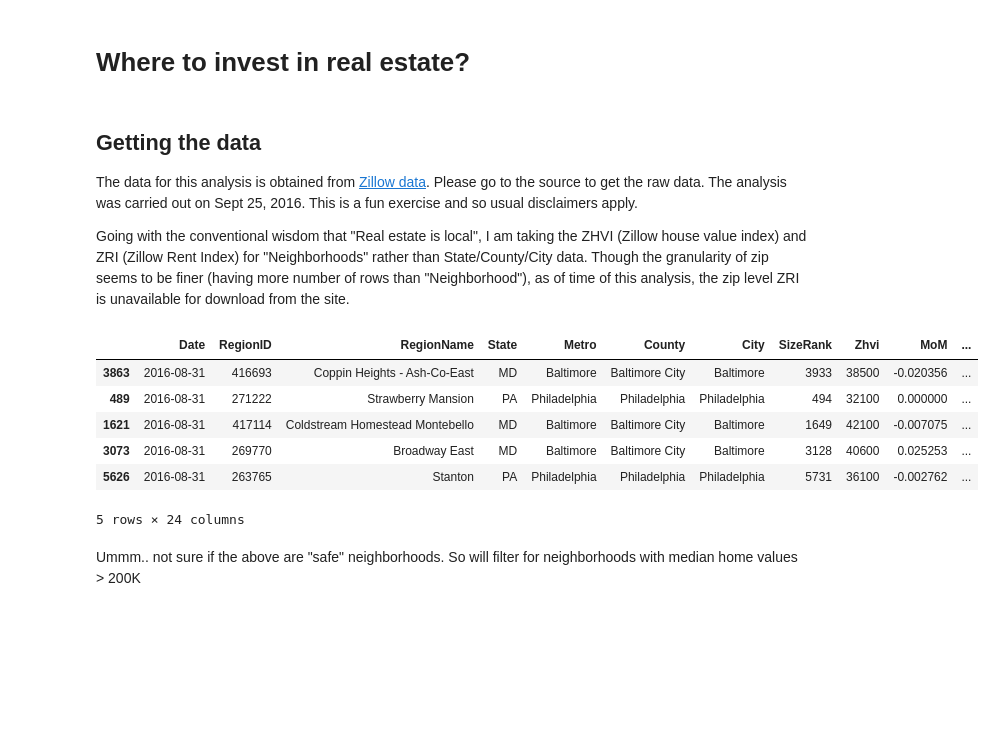
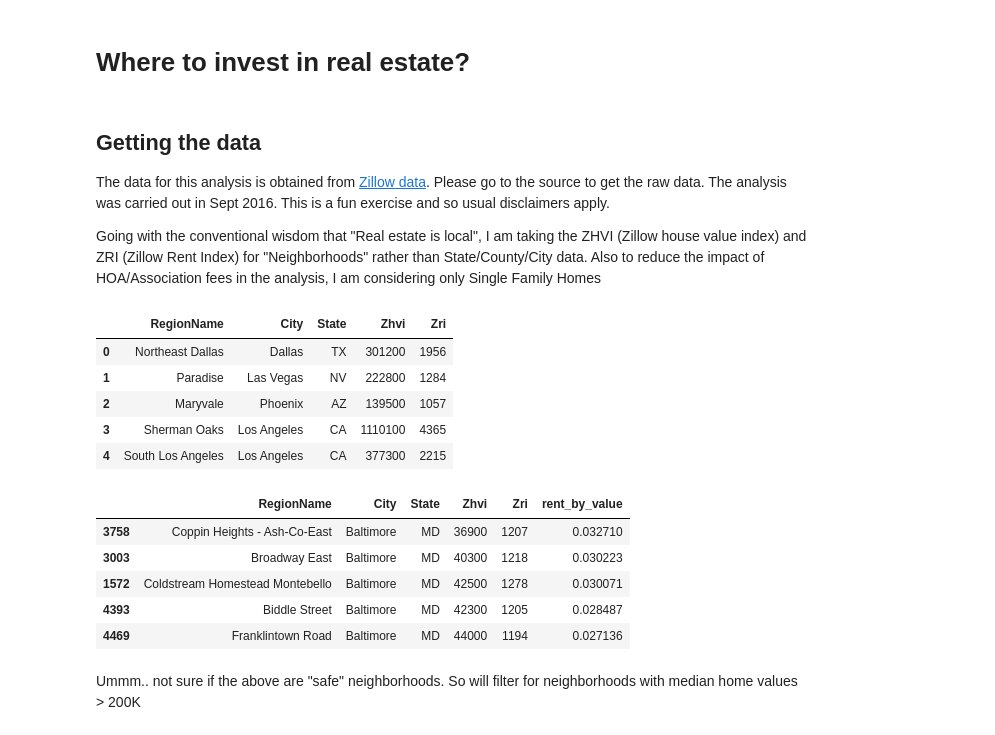
Before and after one commit to prasanna-kannan/re_investment, a Jupyter notebook: re_investment.ipynb, the cells around one changed output. Drawn from its saved outputs; the diff is of its cells as text; code cells hidden in the pictures; blank space fills up the shorter version.

```diff
--- a/re_investment.ipynb
+++ b/re_investment.ipynb
@@ -9,33 +9,51 @@ import seaborn as sns
 # %% [markdown]
 ## Getting the data
 
-The data for this analysis is obtained from [Zillow data](http://www.zillow.com/research/data/). Please go to the source to get the raw data. The analysis was carried out on Sept 25, 2016. This is a fun exercise and so usual disclaimers apply.
+The data for this analysis is obtained from [Zillow data](http://www.zillow.com/research/data/). Please go to the source to get the raw data. The analysis was carried out in Sept 2016. This is a fun exercise and so usual disclaimers apply.
 
-Going with the conventional wisdom that "Real estate is local", I am taking the ZHVI (Zillow house value index) and ZRI (Zillow Rent Index) for "Neighborhoods" rather than State/County/City data. Though the granularity of zip seems to be finer (having more number of rows than "Neighborhood"), as of time of this analysis, the zip level ZRI is unavailable for download from the site.
+Going with the conventional wisdom that "Real estate is local", I am taking the ZHVI (Zillow house value index) and ZRI (Zillow Rent Index) for "Neighborhoods" rather than State/County/City data. Also to reduce the impact of HOA/Association fees in the analysis, I am considering only Single Family Homes
 # %%
+LATEST_MONTH = '2016-08'
+
 # Getting ZHVI
-home_values = pd.read_csv('./data/Neighborhood_Zhvi_Summary_AllHomes.csv')
+home_values = pd.read_csv('./data/Neighborhood_Zhvi_SingleFamilyResidence.csv')
+# print(home_values.head())
+home_values = home_values[['RegionName','City','State',LATEST_MONTH]]
+old_names = [LATEST_MONTH]
+new_names = ['Zhvi']
+home_values.rename(columns=dict(zip(old_names, new_names)), inplace=True)
+# print(home_values.head())
 
 # Getting ZRI
-rents = pd.read_csv('./data/Neighborhood_Zri_AllHomesPlusMultifamily_Summary.csv')
-rents = rents[['RegionName','City','State','Zri','MoM','QoQ','YoY']]
-old_names = ['MoM','QoQ','YoY']
-new_names = ['rent_MoM','rent_QoQ','rent_YoY']
+rents = pd.read_csv('./data/Neighborhood_Zri_SingleFamilyResidenceRental.csv')
+# print(rents.head())
+rents = rents[['RegionName','City','State',LATEST_MONTH]]
+old_names = [LATEST_MONTH]
+new_names = ['Zri']
 rents.rename(columns=dict(zip(old_names, new_names)), inplace=True)
+# print(rents.head())
 
 # Joining the data
 home_values_rents_raw = pd.merge(home_values, rents, how='inner', on=['RegionName','City','State'])
+home_values_rents_raw.head()
+# %% [output]
+|  | RegionName | City | State | Zhvi | Zri |
+| 0 | Northeast Dallas | Dallas | TX | 301200 | 1956 |
+| 1 | Paradise | Las Vegas | NV | 222800 | 1284 |
+| 2 | Maryvale | Phoenix | AZ | 139500 | 1057 |
+| 3 | Sherman Oaks | Los Angeles | CA | 1110100 | 4365 |
+| 4 | South Los Angeles | Los Angeles | CA | 377300 | 2215 |
 # %%
 # Checking for rent/value ratio
 home_values_rents_raw['rent_by_value'] = home_values_rents_raw['Zri']/home_values_rents_raw['Zhvi']
-home_values_rents_raw.sort_values(['rent_by_value'], ascending=[False]).head()
+home_values_rents_raw.sort_values(['rent_by_value'], ascending=[False], inplace=True)
+home_values_rents_raw.head()
 # %% [output]
-|  | Date | RegionID | RegionName | State | Metro | County | City | SizeRank | Zhvi | MoM | ... |
-| 3863 | 2016-08-31 | 416693 | Coppin Heights - Ash-Co-East | MD | Baltimore | Baltimore City | Baltimore | 3933 | 38500 | -0.020356 | ... |
-| 489 | 2016-08-31 | 271222 | Strawberry Mansion | PA | Philadelphia | Philadelphia | Philadelphia | 494 | 32100 | 0.000000 | ... |
-| 1621 | 2016-08-31 | 417114 | Coldstream Homestead Montebello | MD | Baltimore | Baltimore City | Baltimore | 1649 | 42100 | -0.007075 | ... |
-| 3073 | 2016-08-31 | 269770 | Broadway East | MD | Baltimore | Baltimore City | Baltimore | 3128 | 40600 | 0.025253 | ... |
-| 5626 | 2016-08-31 | 263765 | Stanton | PA | Philadelphia | Philadelphia | Philadelphia | 5731 | 36100 | -0.002762 | ... |
+|  | RegionName | City | State | Zhvi | Zri | rent_by_value |
+| 3758 | Coppin Heights - Ash-Co-East | Baltimore | MD | 36900 | 1207 | 0.032710 |
+| 3003 | Broadway East | Baltimore | MD | 40300 | 1218 | 0.030223 |
+| 1572 | Coldstream Homestead Montebello | Baltimore | MD | 42500 | 1278 | 0.030071 |
+| 4393 | Biddle Street | Baltimore | MD | 42300 | 1205 | 0.028487 |
+| 4469 | Franklintown Road | Baltimore | MD | 44000 | 1194 | 0.027136 |
-5 rows × 24 columns
 # %% [markdown]
 Ummm.. not sure if the above are "safe" neighborhoods. So will filter for neighborhoods with median home values > 200K
```
Also changed, not shown: parts of 4 cells of this notebook.
